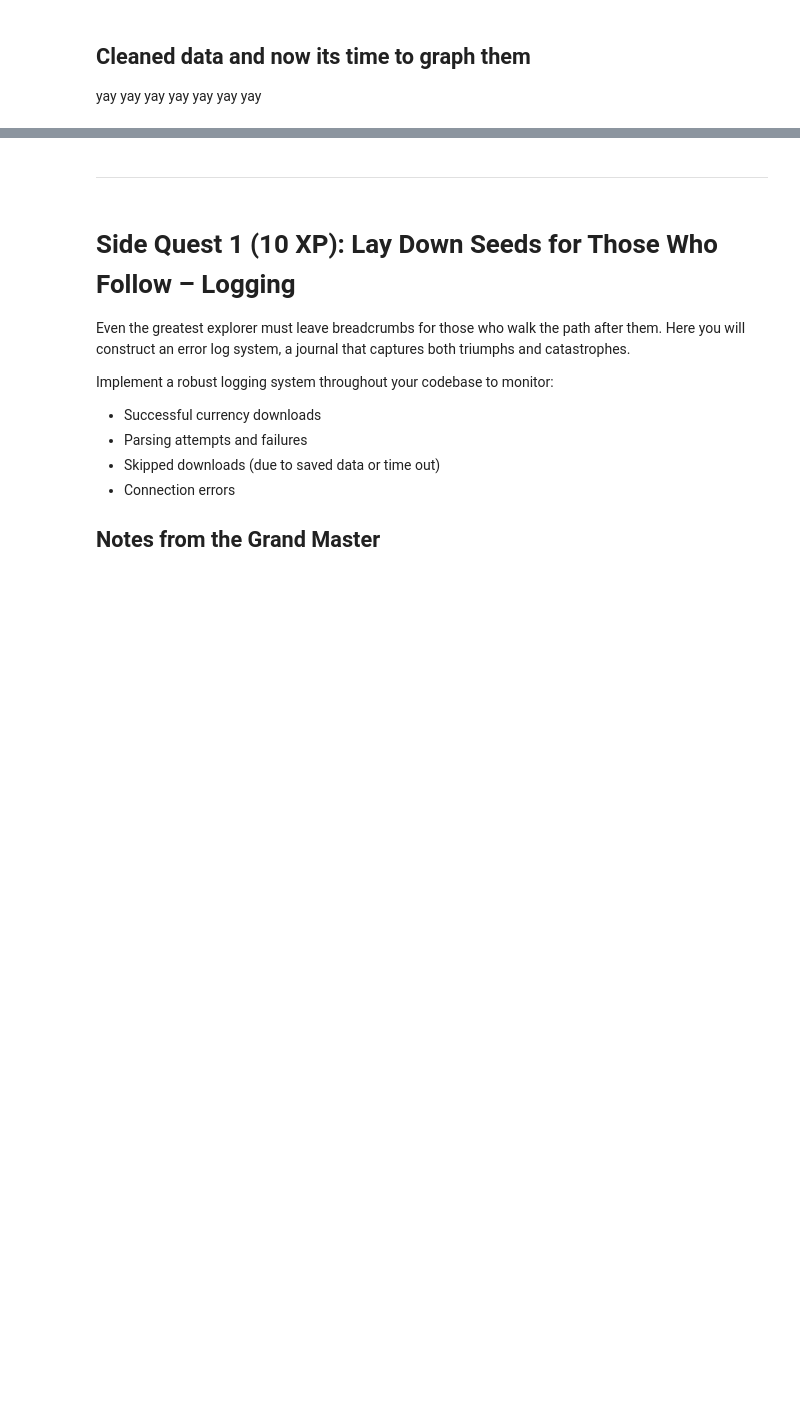
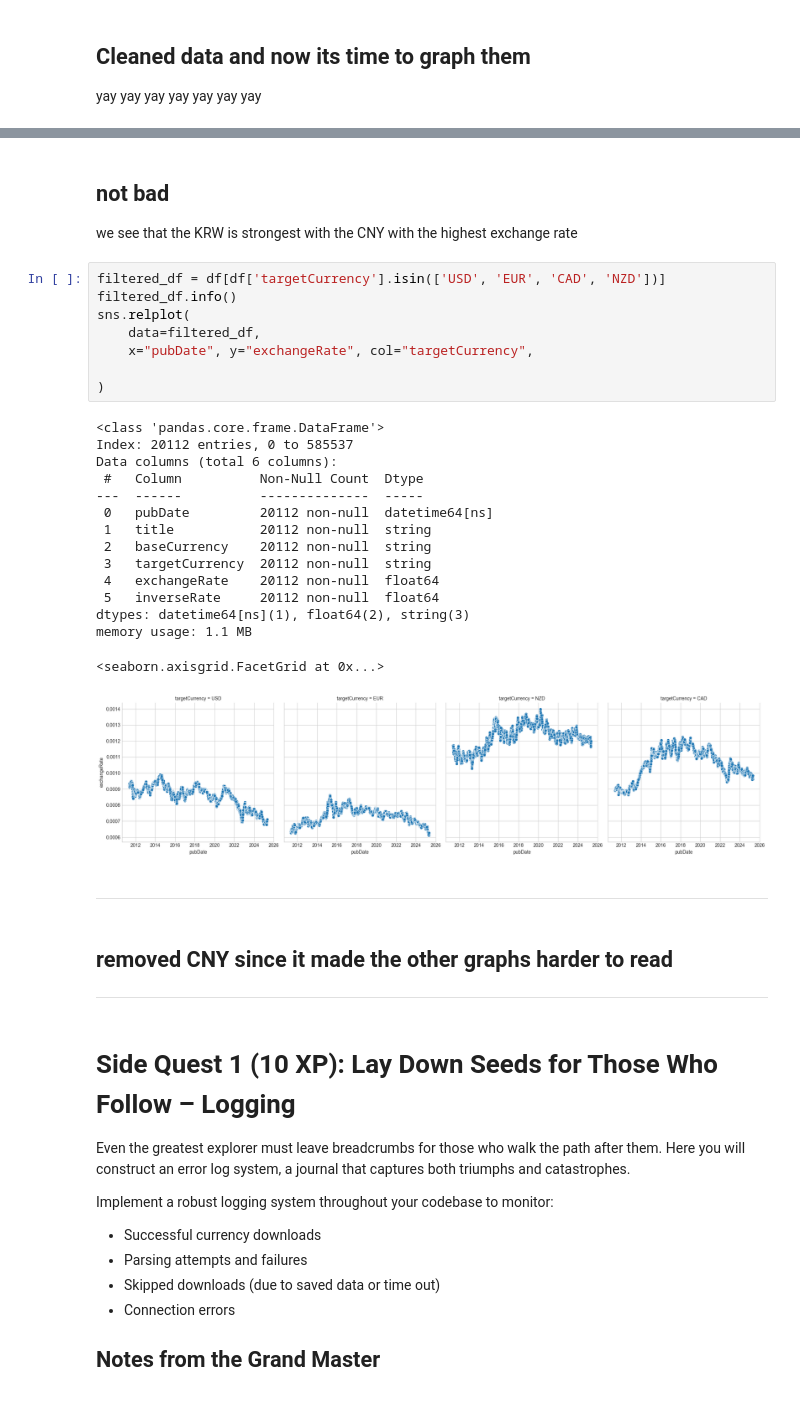
Before and after one commit to ETE4990-S25/homeworkfolder-Gizmofire, a Jupyter notebook: Projects/takeHome/takeHome.ipynb, the cells around one changed output, grey strips where cells are left out. Drawn from its saved outputs; the diff is of its cells as text; blank space fills up the shorter version.

```diff
--- a/Projects/takeHome/takeHome.ipynb
+++ b/Projects/takeHome/takeHome.ipynb
@@ -450,5 +495,38 @@ NameError: name 'df_krw_usd' is not defined
+# %% [markdown]
+## not bad
+we see that the KRW is strongest with the CNY with the highest exchange rate
+# %%
+filtered_df = df[df['targetCurrency'].isin(['USD', 'EUR', 'CAD', 'NZD'])]
+filtered_df.info()
+sns.relplot(
+    data=filtered_df,
+    x="pubDate", y="exchangeRate", col="targetCurrency",
+
+)
+# %% [output]
+<class 'pandas.core.frame.DataFrame'>
+Index: 20112 entries, 0 to 585537
+Data columns (total 6 columns):
+ #   Column          Non-Null Count  Dtype
+---  ------          --------------  -----
+ 0   pubDate         20112 non-null  datetime64[ns]
+ 1   title           20112 non-null  string
+ 2   baseCurrency    20112 non-null  string
+ 3   targetCurrency  20112 non-null  string
+ 4   exchangeRate    20112 non-null  float64
+ 5   inverseRate     20112 non-null  float64
+dtypes: datetime64[ns](1), float64(2), string(3)
+memory usage: 1.1 MB
+<seaborn.axisgrid.FacetGrid at 0x...>
+[figure, added]
 # %% [markdown]
 --------------------------------------------
+# %% [markdown]
+## removed CNY since it made the other graphs harder to read
+
+
+
+---
 # %% [markdown]
 
 # Side Quest 1 (10 XP): Lay Down Seeds for Those Who Follow – Logging
```
Also changed, not shown: parts of 4 cells of this notebook, 1 other file.
